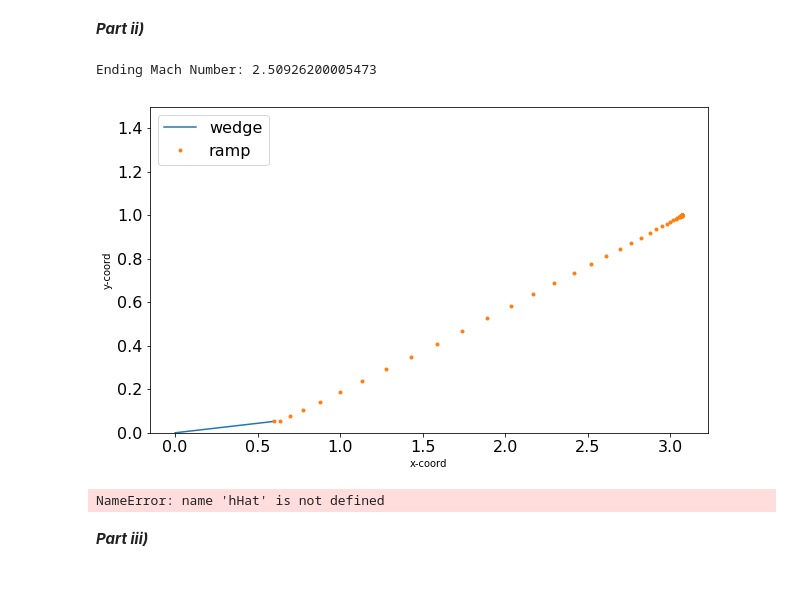
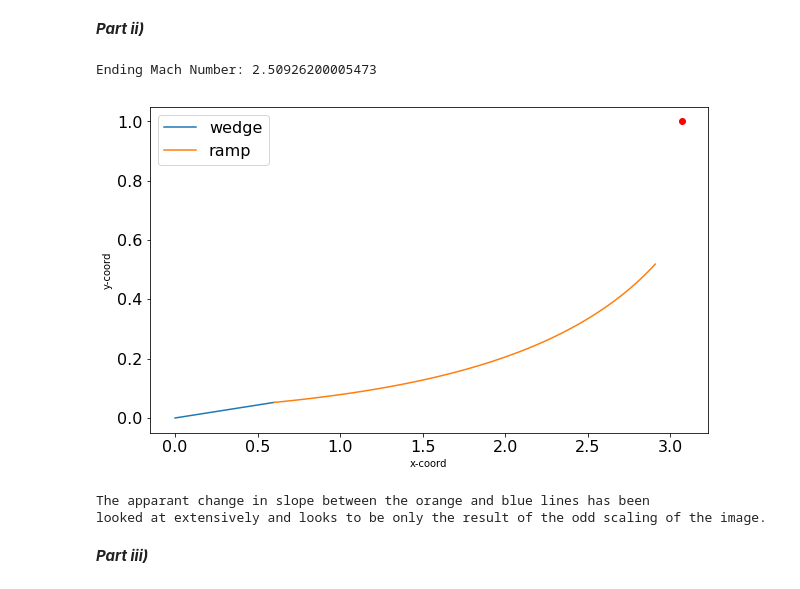
Before and after one commit to BananaBonanza/AAE537, a Jupyter notebook: butlerAAE537Hw2.ipynb, the cells around one changed output. Saved outputs shown, nothing was run; the diff lists cells and outputs as text; code cells hidden in the pictures.

```diff
--- a/butlerAAE537Hw2.ipynb
+++ b/butlerAAE537Hw2.ipynb
@@ -164,73 +150,54 @@ def xyCoordFunction(M):
     return(xy)
+# %%
+#-----------------------------------#
+######          MAIN          #######
+#-----------------------------------#
+
+
+## Calculating Actual Turning at Mach 4 ##
+actTurn = actualTurning()[0]
+print("Ending Mach Number: " + str(actTurn))
+# %% [output]
+Ending Mach Number: 2.50926200005473
 # %%
-#-----------------------------------#
-######          MAIN          #######
-#-----------------------------------#
-
-
-## Calculating Actual Turning at Mach 4 ##
-actTurn = actualTurning()[0]
-print("Ending Mach Number: " + str(actTurn))
-
 #Lin-space for the mach numbers
 mLinRev = np.linspace(actTurn,afterShock[1][1], 100)
 #Correct Order
 mLin = [mLinRev[len(mLinRev) - (j+1)] for j in range(len(mLinRev))]
 
-
 #print("mLin" + str(mLin))
 #generate x and y coordinates
-xyCoord = xyCoordFunction(mLin)
-
+xyCoord = []
+i = 0
+for item in mLin:
+    xyCoord.append(xyCoordFunction(item))
 
 
 
 #GRAPHING TIME
 plt.figure(figsize=(10,6))
 plt.rc('xtick', labelsize=16)
 plt.rc('ytick', labelsize=16)
 #
-plt.plot([0,xyCoord[0][0]], [0,xyCoord[0][1]], '-', label="wedge")
-plt.plot([item[0] for item in xyCoord], [jtem[1] for jtem in xyCoord], '.', label='ramp')
+plt.plot([0,rampDim[0]], [0,rampDim[1]], '-', label="wedge")
+plt.plot([item[0] for item in xyCoord], [jtem[1] for jtem in xyCoord], '-', label='ramp')
+plt.plot(cowlLip[0],cowlLip[1],'ro')
 
 #plt.title('Mach number to altitude', fontsize=16)
 
-plt.ylim(0,1.5)
+#plt.ylim(0,1.5)
 plt.xlabel('x-coord')
 plt.ylabel('y-coord')
 plt.legend(loc=2, fontsize=16)
 
 plt.show()
 plt.close()
+
+print("The apparant change in slope between the orange and blue lines has been")
+print("looked at extensively and looks to be only the result of the odd scaling of the image.")
 # %% [output]
+[figure, new version]
-Ending Mach Number: 2.50926200005473
+The apparant change in slope between the orange and blue lines has been
+looked at extensively and looks to be only the result of the odd scaling of the image.
-[figure, old version]
-# %%
-xyCoord = delXdelY(mLinRev)
-print(hHat)
-#print("xy Coordinates:\n" + str(xyCoord))
-
-#print(xyCoord)
-#print("y1: " + str(xyCoord[1][0]))
-
-#GRAPHING TIME
-plt.figure(figsize=(10,6))
-plt.rc('xtick', labelsize=16)
-plt.rc('ytick', labelsize=16)
-#
-plt.plot([0,xyCoord[0][0]], [0,xyCoord[0][1]], '-', label="wedge")
-plt.plot([item[0] for item in xyCoord], [jtem[1] for jtem in xyCoord], '.', label='ramp')
-
-#plt.title('Mach number to altitude', fontsize=16)
-
-plt.ylim(0,1.5)
-plt.xlabel('x-coord')
-plt.ylabel('y-coord')
-plt.legend(loc=2, fontsize=16)
-
-plt.show()
-plt.close()
-# %% [output]
-NameError: name 'hHat' is not defined
 # %% [markdown]
 ***Part iii)***
```
Also changed, not shown: parts of 5 cells of this notebook.
